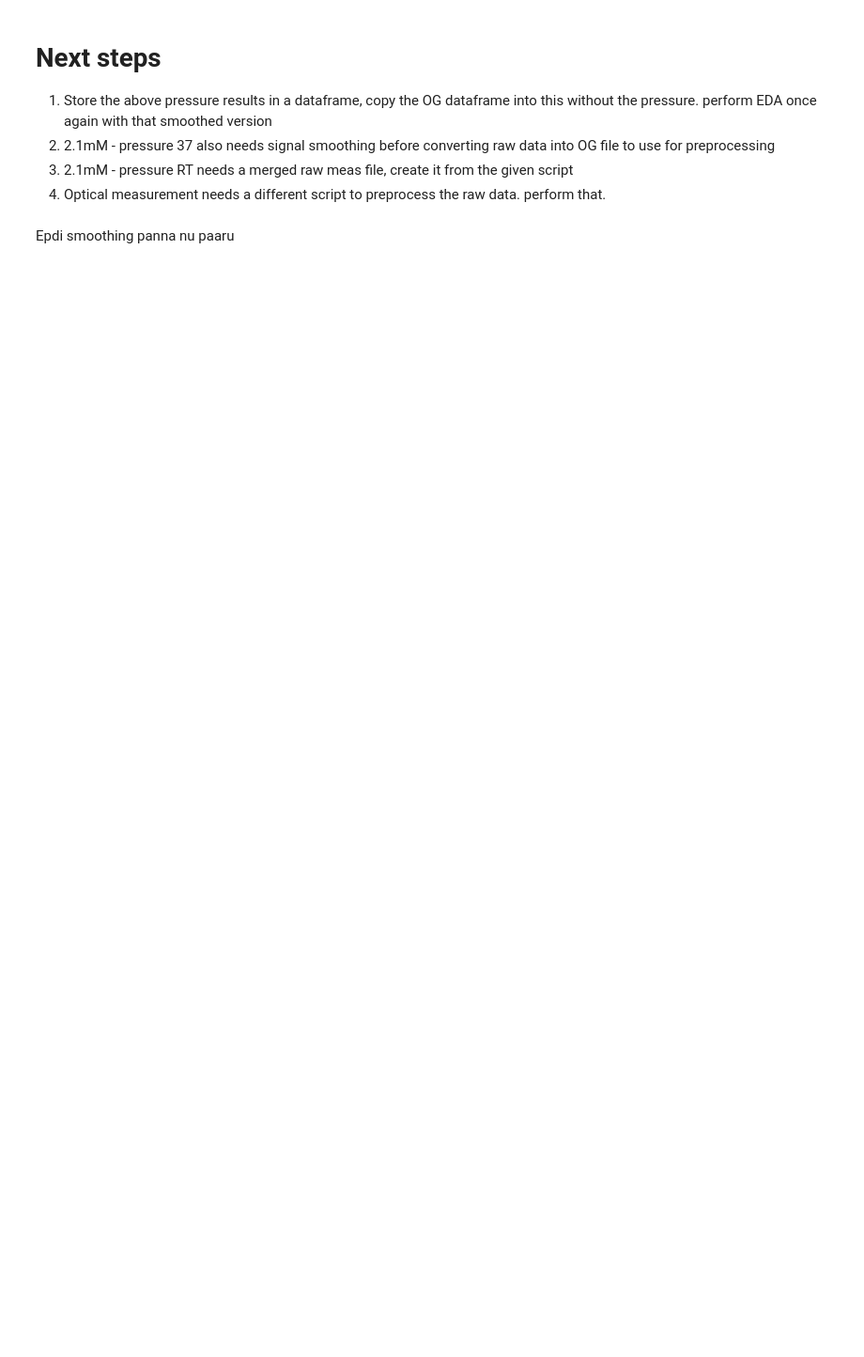
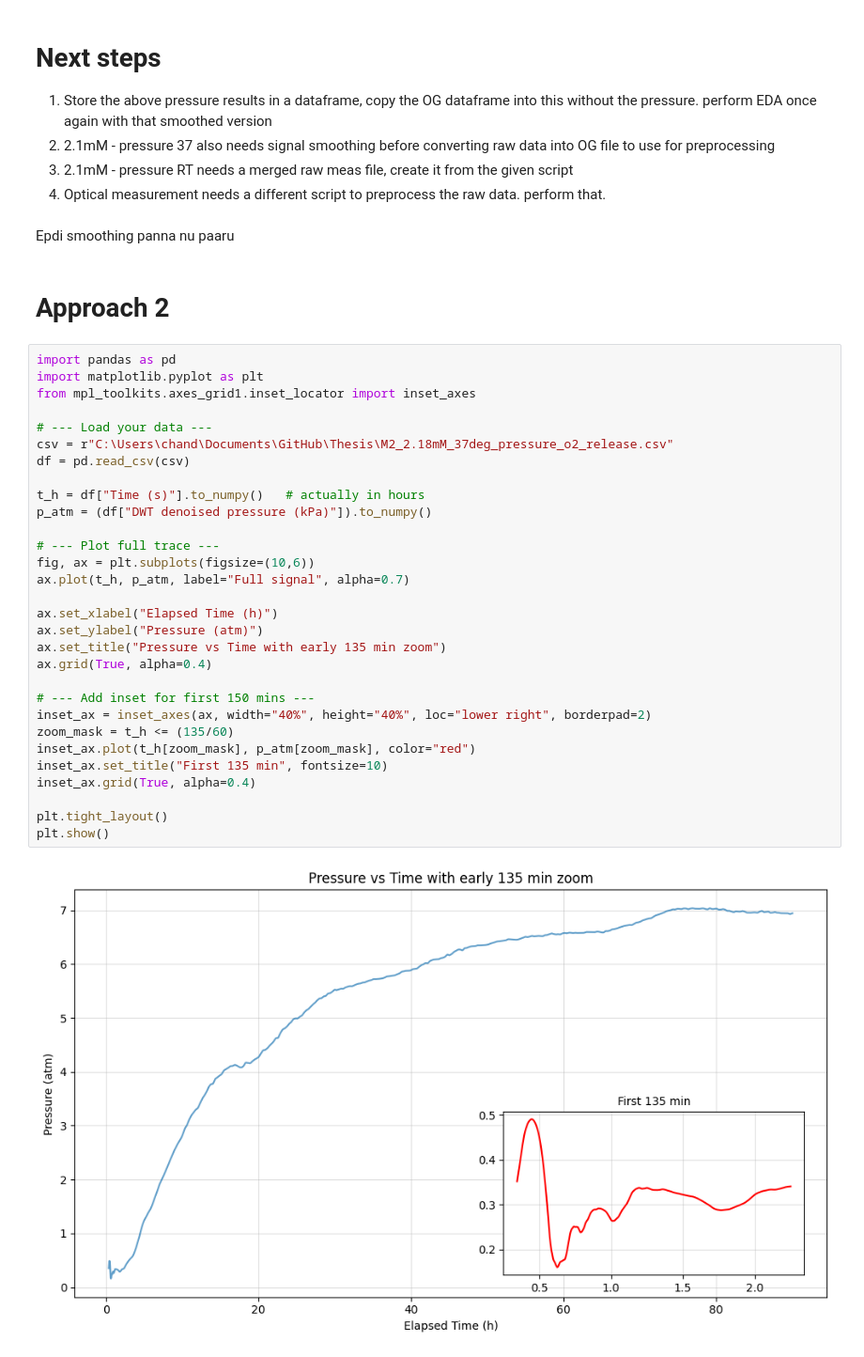
Before and after one commit to ChandrikaSethumadhavan/Master_Thesis, a Jupyter notebook: 37deg at 4mL/2_EDA_37deg.ipynb, the cells around one changed output. Shown at 94% size. Cells and saved outputs as stored; diff of their text form; blank space fills up the shorter version.

```diff
--- a/37deg at 4mL/2_EDA_37deg.ipynb
+++ b/37deg at 4mL/2_EDA_37deg.ipynb
@@ -1586,3 +1442,37 @@ plt.show()
 4. Optical measurement needs a different script to preprocess the raw data. perform that.
 # %% [markdown]
 Epdi smoothing panna nu paaru
+# %% [markdown]
+# Approach 2
+# %%
+import pandas as pd
+import matplotlib.pyplot as plt
+from mpl_toolkits.axes_grid1.inset_locator import inset_axes
+
+# --- Load your data ---
+csv = r"C:\Users\chand\Documents\GitHub\Thesis\M2_2.18mM_37deg_pressure_o2_release.csv"
+df = pd.read_csv(csv)
+
+t_h = df["Time (s)"].to_numpy()   # actually in hours
+p_atm = (df["DWT denoised pressure (kPa)"]).to_numpy()
+
+# --- Plot full trace ---
+fig, ax = plt.subplots(figsize=(10,6))
+ax.plot(t_h, p_atm, label="Full signal", alpha=0.7)
+
+ax.set_xlabel("Elapsed Time (h)")
+ax.set_ylabel("Pressure (atm)")
+ax.set_title("Pressure vs Time with early 135 min zoom")
+ax.grid(True, alpha=0.4)
+
+# --- Add inset for first 150 mins ---
+inset_ax = inset_axes(ax, width="40%", height="40%", loc="lower right", borderpad=2)
+zoom_mask = t_h <= (135/60)
+inset_ax.plot(t_h[zoom_mask], p_atm[zoom_mask], color="red")
+inset_ax.set_title("First 135 min", fontsize=10)
+inset_ax.grid(True, alpha=0.4)
+
+plt.tight_layout()
+plt.show()
+# %% [output]
+[figure, added]
```
Also changed, not shown: parts of 12 cells of this notebook, 2 other files.
